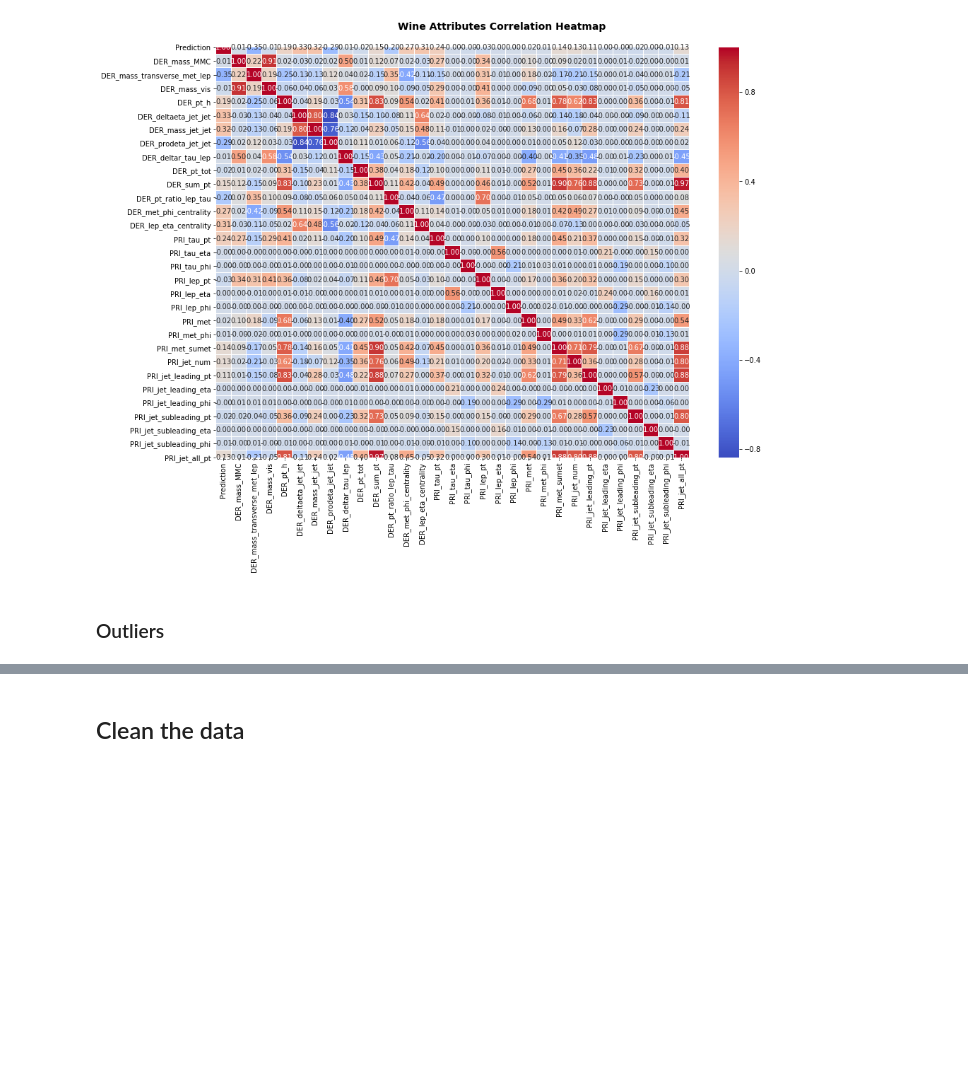
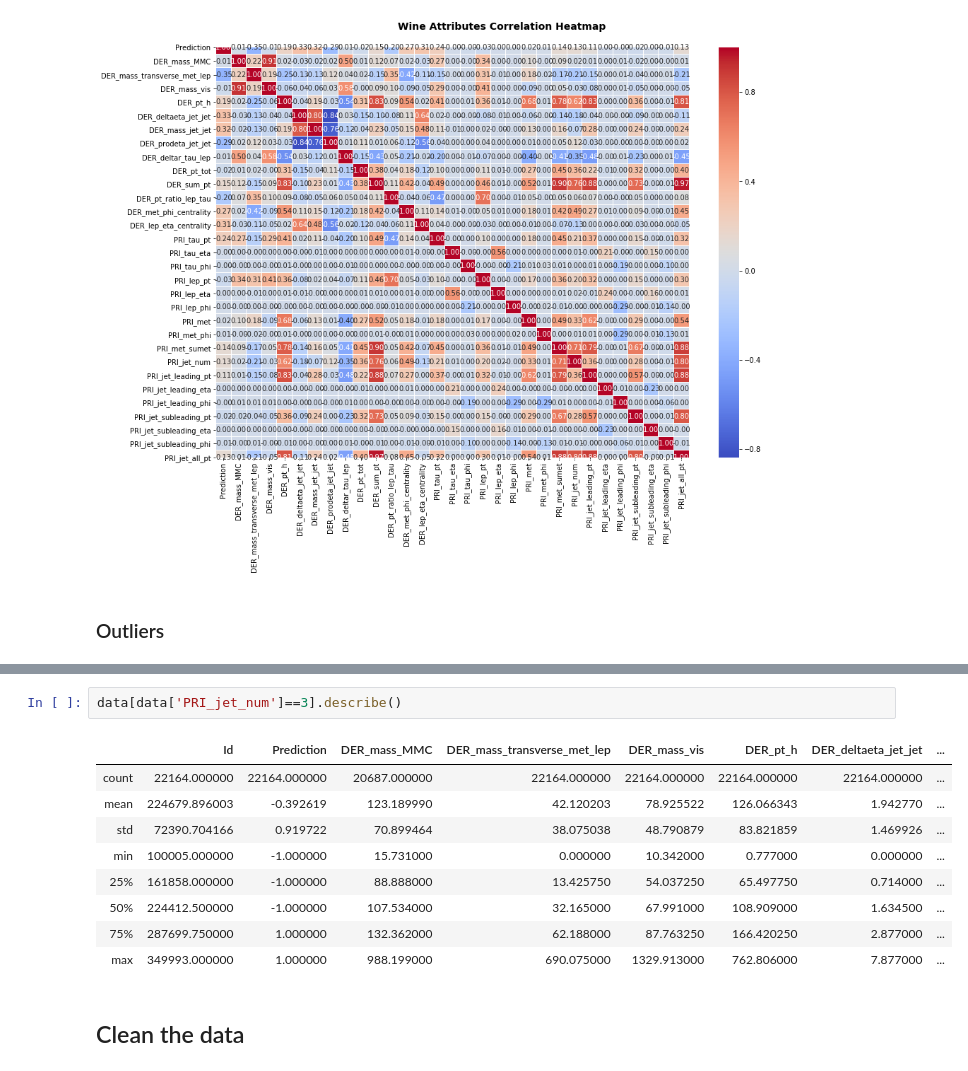
Before and after one commit to X4l1b1/ML_Project1, a Jupyter notebook: scripts/project1.ipynb, the cells around one changed output, grey strips where cells are left out. Saved outputs shown, nothing was run; the diff lists cells and outputs as text; blank space fills up the shorter version.

```diff
--- a/scripts/project1.ipynb
+++ b/scripts/project1.ipynb
@@ -99,2 +99,14 @@ data.drop(['Id'], axis = 1).boxplot(figsize=(20, 10))
+# %%
+data[data['PRI_jet_num']==3].describe()
+# %% [output]
+|  | Id | Prediction | DER_mass_MMC | DER_mass_transverse_met_lep | DER_mass_vis | DER_pt_h | DER_deltaeta_jet_jet | ... |
+| count | 22164.000000 | 22164.000000 | 20687.000000 | 22164.000000 | 22164.000000 | 22164.000000 | 22164.000000 | ... |
+| mean | 224679.896003 | -0.392619 | 123.189990 | 42.120203 | 78.925522 | 126.066343 | 1.942770 | ... |
+| std | 72390.704166 | 0.919722 | 70.899464 | 38.075038 | 48.790879 | 83.821859 | 1.469926 | ... |
+| min | 100005.000000 | -1.000000 | 15.731000 | 0.000000 | 10.342000 | 0.777000 | 0.000000 | ... |
+| 25% | 161858.000000 | -1.000000 | 88.888000 | 13.425750 | 54.037250 | 65.497750 | 0.714000 | ... |
+| 50% | 224412.500000 | -1.000000 | 107.534000 | 32.165000 | 67.991000 | 108.909000 | 1.634500 | ... |
+| 75% | 287699.750000 | 1.000000 | 132.362000 | 62.188000 | 87.763250 | 166.420250 | 2.877000 | ... |
+| max | 349993.000000 | 1.000000 | 988.199000 | 690.075000 | 1329.913000 | 762.806000 | 7.877000 | ... |
 # %% [markdown]
 ## Clean the data
```
Also changed, not shown: parts of 13 cells of this notebook, 2 other files.
